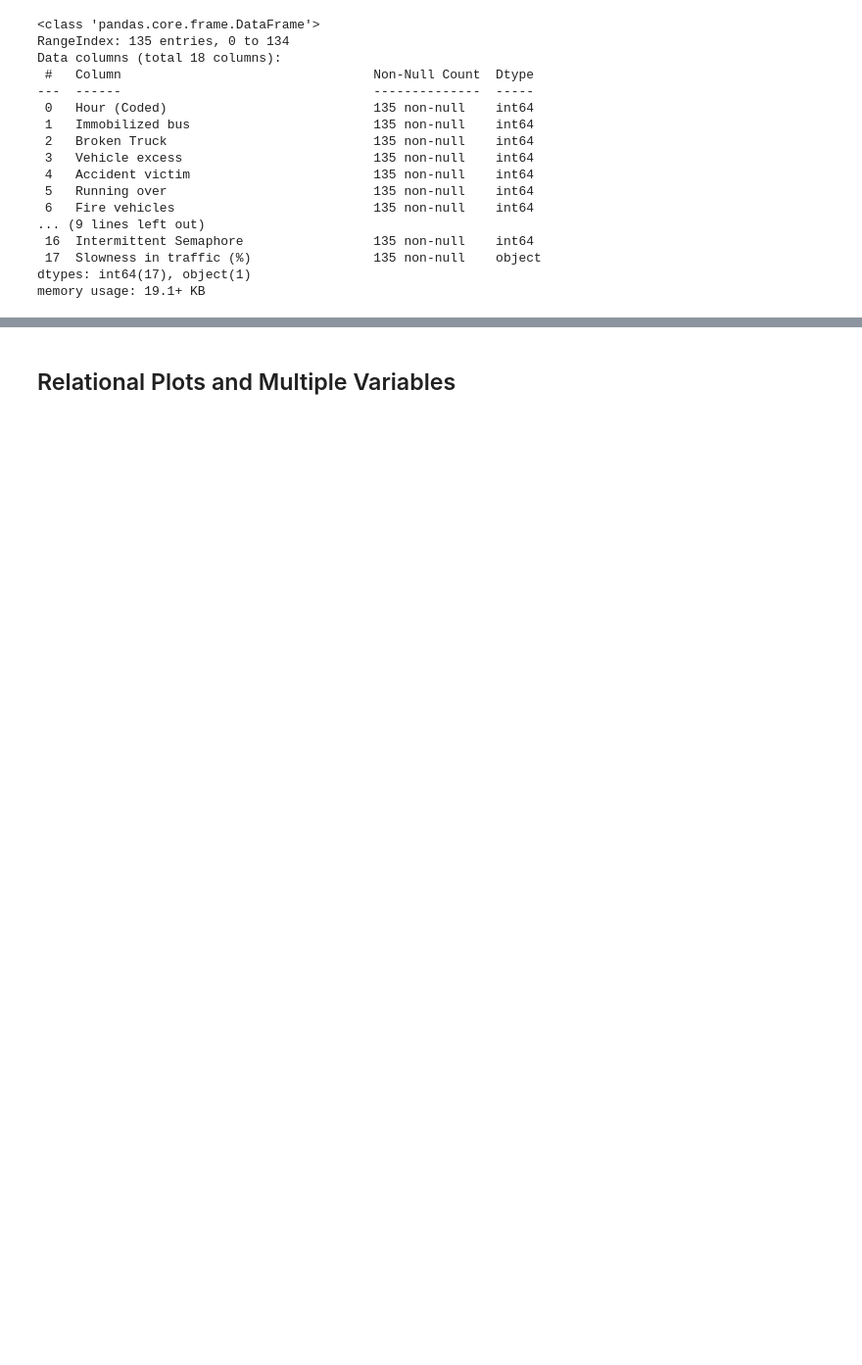
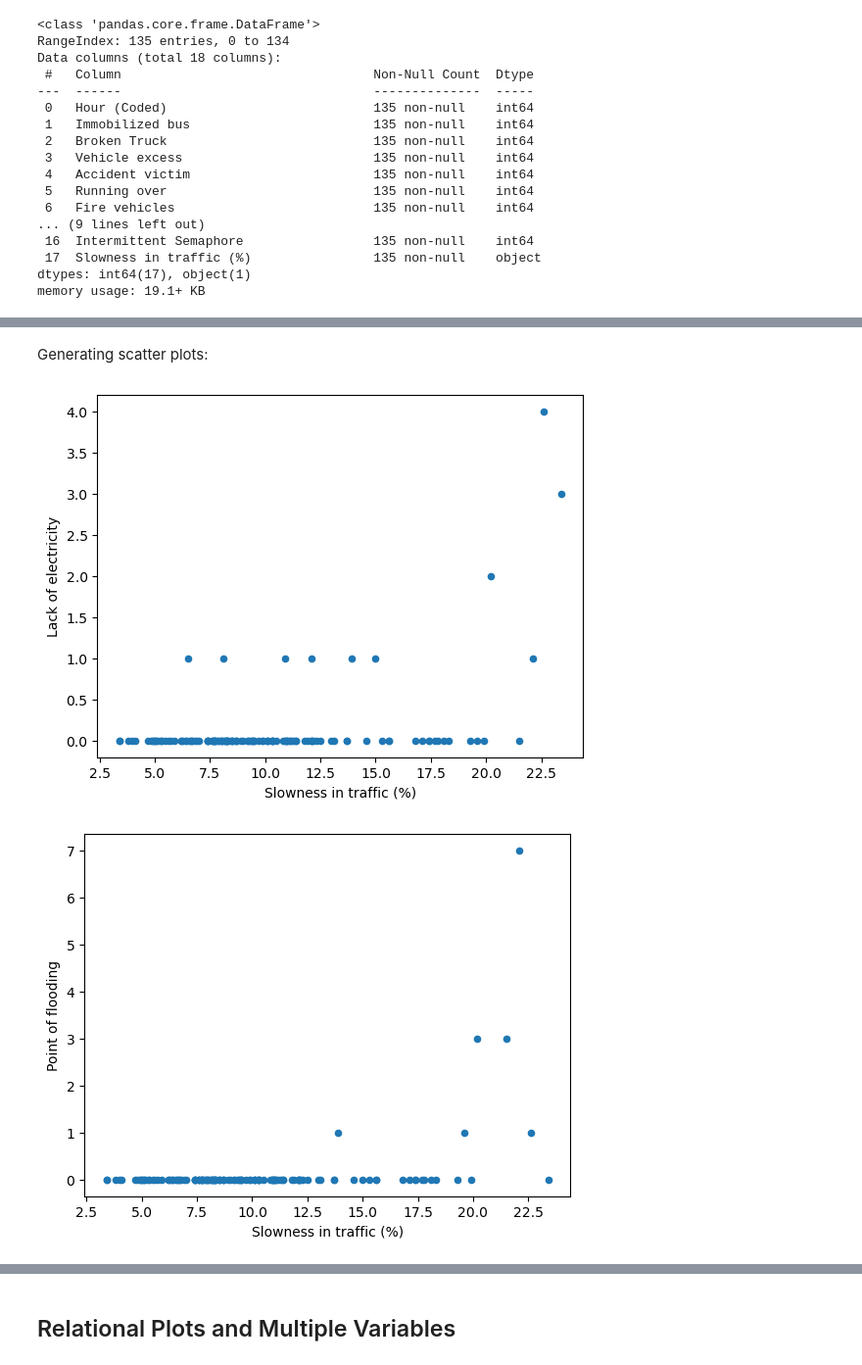
Before and after one commit to oxbbar/course-data-scientist, a Jupyter notebook: part_2/p2-2-introduction-to-data-visualization-in-python.ipynb, the cells around one changed output, grey strips where cells are left out. Shown at 98% size. Saved outputs shown, nothing was run; the diff lists cells and outputs as text; code cells hidden in the pictures; blank space fills up the shorter version.

```diff
--- a/part_2/p2-2-introduction-to-data-visualization-in-python.ipynb
+++ b/part_2/p2-2-introduction-to-data-visualization-in-python.ipynb
@@ -332,0 +360,19 @@ memory usage: 19.1+ KB
+# %% [markdown]
+Generating scatter plots:
+# %%
+traffic = pd.read_csv('traffic_sao_paulo.csv', sep=';')
+traffic['Slowness in traffic (%)'] = traffic['Slowness in traffic (%)'].str.replace(',', '.')
+traffic['Slowness in traffic (%)'] = traffic['Slowness in traffic (%)'].astype(float)
+
+traffic.plot.scatter(x='Slowness in traffic (%)',
+                     y='Lack of electricity')
+plt.show()
+
+traffic.plot.scatter(x="Slowness in traffic (%)",y="Point of flooding")
+plt.show()
+
+traffic.plot.scatter(x="Slowness in traffic (%)",y="Semaphore off")
+plt.show()
+# %% [output]
+[figure, added]
+[figure, added]
```
Also changed, not shown: parts of 60 cells of this notebook.
